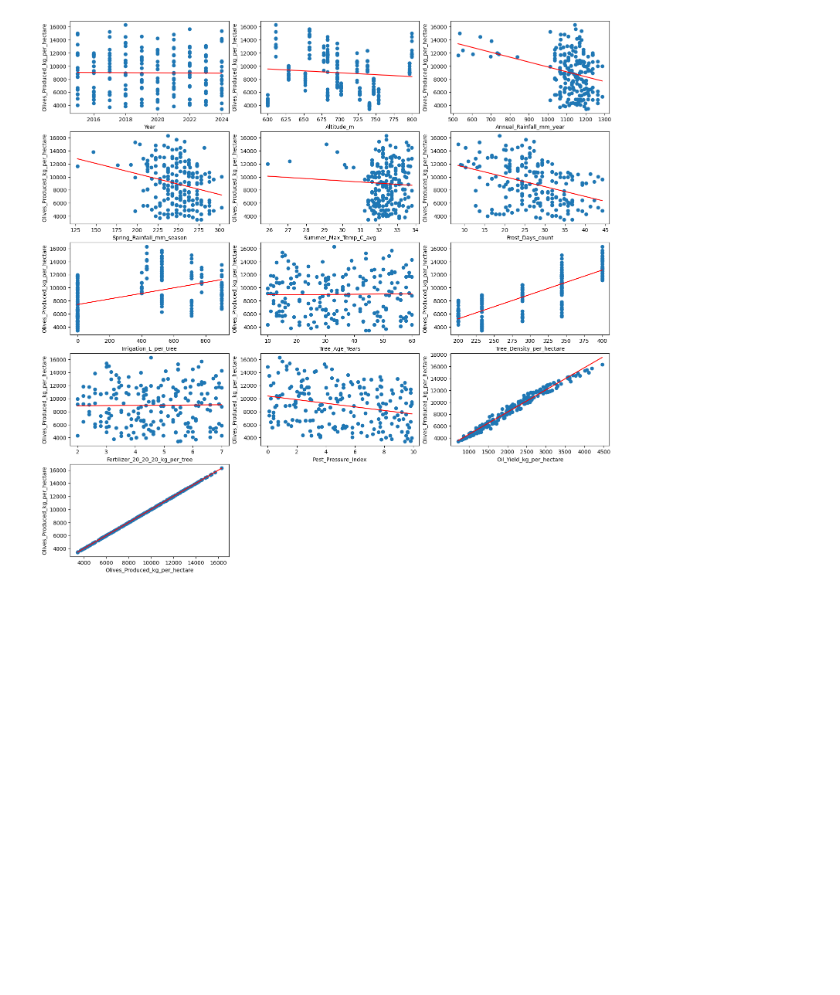
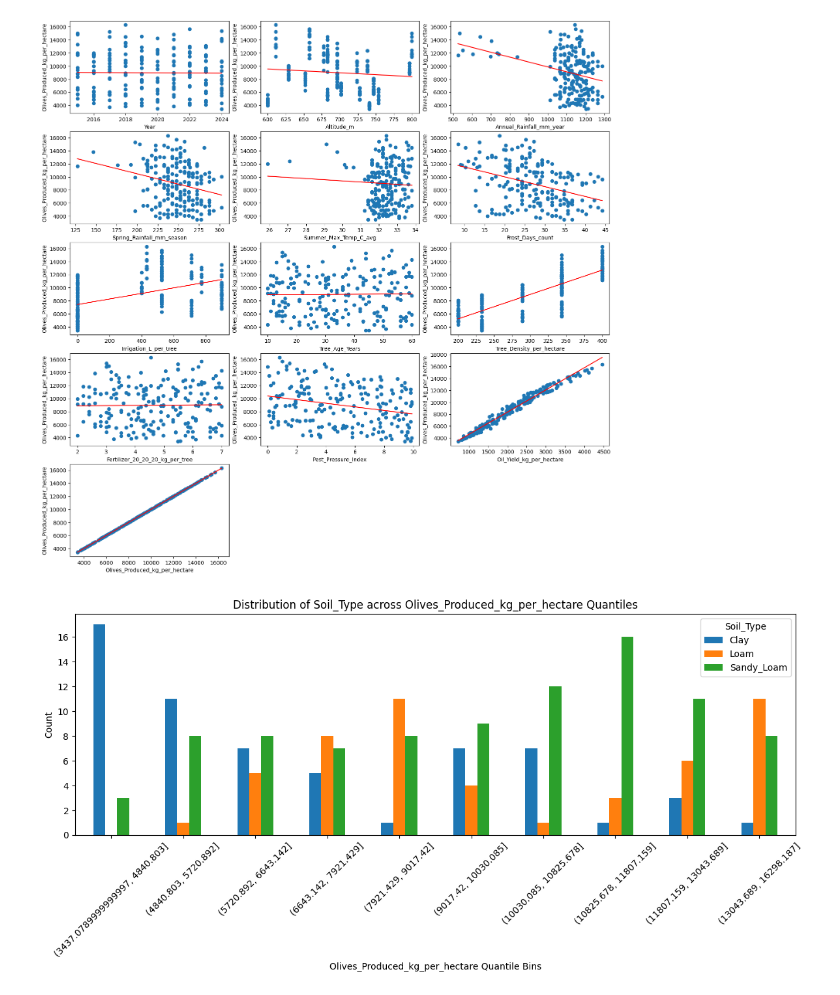
Before and after one commit to samerac123/samer_final_project, a Jupyter notebook: Final_Project__oil__EDA.ipynb, the cells around one changed output. Cells and saved outputs as stored; diff of their text form; code cells hidden in the pictures; blank space fills up the shorter version.

```diff
--- a/Final_Project__oil__EDA.ipynb
+++ b/Final_Project__oil__EDA.ipynb
@@ -109,3 +109,19 @@ for i, col in enumerate(numeric_cols):
     plt.ylabel('Olives_Produced_kg_per_hectare') # y-label
 # %% [output]
 [figure]
+# %%
+# Create a new column for quantile bins based on 'Olives_Produced_kg_per_hectare'
+olive_oil_df['Olives_Produced_kg_per_hectare_quantile_bins'] = pd.qcut(olive_oil_df['Olives_Produced_kg_per_hectare'], 10)
+
+# Group by the new quantile bins and count the occurrences of each Soil_Type
+# Then unstack to prepare for plotting and create a bar plot
+soil_type_counts = olive_oil_df.groupby('Olives_Produced_kg_per_hectare_quantile_bins')['Soil_Type'].value_counts().unstack(fill_value=0)
+soil_type_counts.plot.bar(figsize=(12, 6))
+plt.title('Distribution of Soil_Type across Olives_Produced_kg_per_hectare Quantiles')
+plt.xlabel('Olives_Produced_kg_per_hectare Quantile Bins')
+plt.ylabel('Count')
+plt.xticks(rotation=45)
+plt.tight_layout()
+plt.show()
+# %% [output]
+[figure, added]
```
